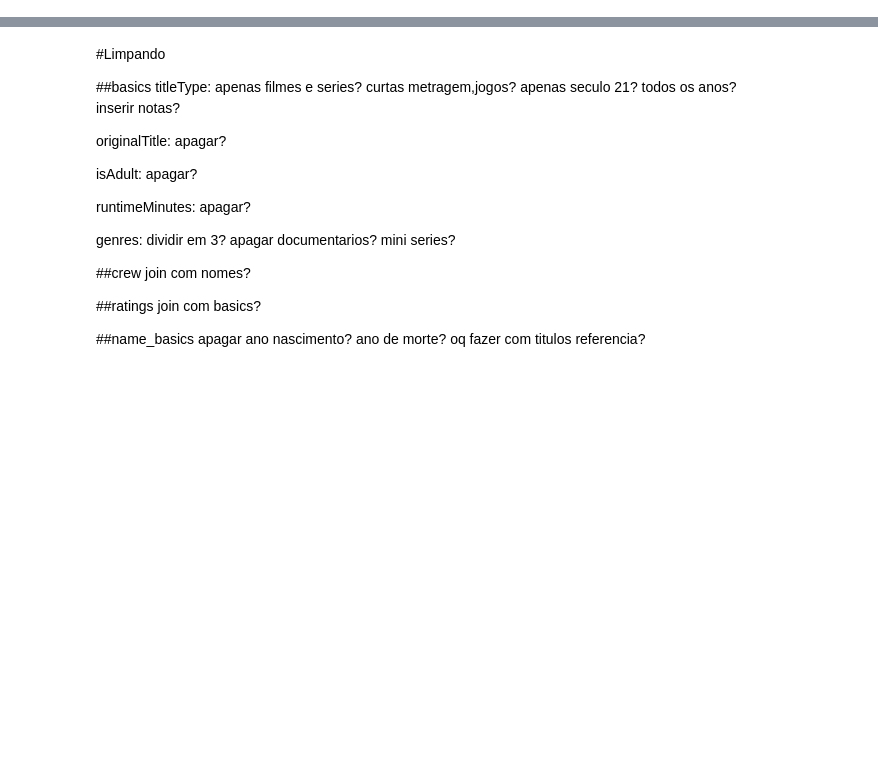
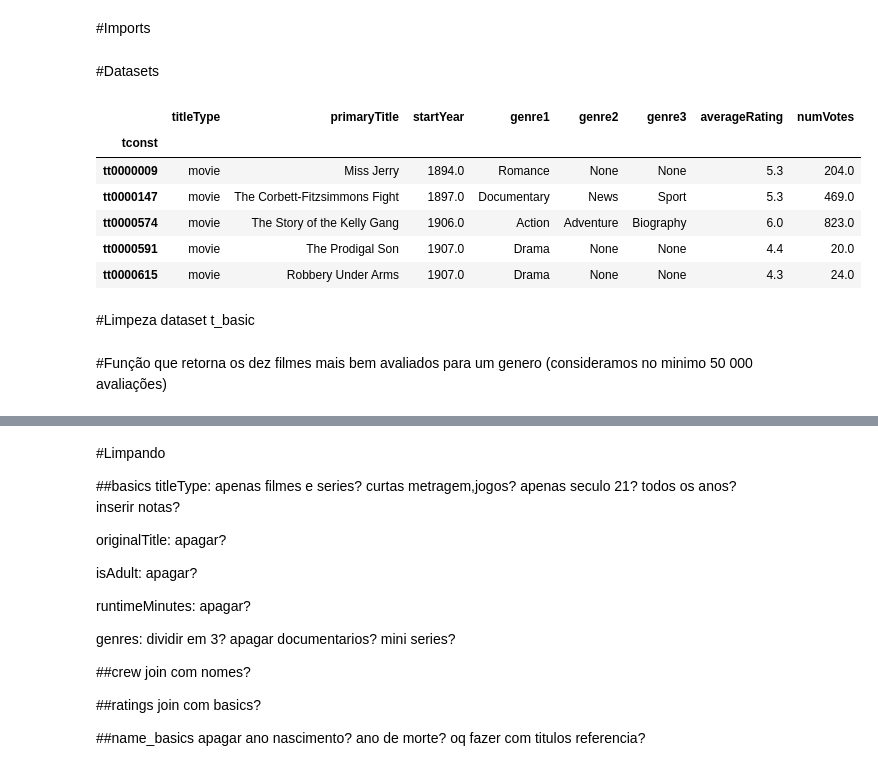
Before and after one commit to Andre647/IMDB_analysis, a Jupyter notebook: IMDb.ipynb, the cells around one changed output, grey strips where cells are left out. Saved outputs shown, nothing was run; the diff lists cells and outputs as text; code cells hidden in the pictures; blank space fills up the shorter version.

```diff
--- a/IMDb.ipynb
+++ b/IMDb.ipynb
@@ -1,5 +1,7 @@
 # %% [markdown]
 <a href="https://colab.research.google.com/github/Andre647/Ciencia_de_Dados/blob/main/IMDb.ipynb" target="_parent"><img src="https://colab.research.google.com/assets/colab-badge.svg" alt="Open In Colab"/></a>
+# %% [markdown]
+#Imports
 # %%
 import pandas as pd
 import numpy as np
@@ -7,10 +10,22 @@ import seaborn as sns
+# %% [markdown]
+#Datasets
 # %%
 t_basic = pd.read_csv('/content/title_basics.tsv', sep = '	',index_col = 0)
 t_crew = pd.read_csv('/content/title_crew.tsv', sep = '	',index_col = 0)
 t_ratings = pd.read_csv('/content/title_ratings.tsv', sep = '	',index_col = 0)
 name_basics = pd.read_csv('/content/name_basics.tsv', sep = '	',index_col = 0)
 # %%
-#t_basic.head()
+t_basic.head()
 #t_crew.head()
 #t_ratings.head()
 #name_basics.head()
+# %% [output]
+|  | titleType | primaryTitle | startYear | genre1 | genre2 | genre3 | averageRating | numVotes |
+| tconst |  |  |  |  |  |  |  |  |
+| tt0000009 | movie | Miss Jerry | 1894.0 | Romance | None | None | 5.3 | 204.0 |
+| tt0000147 | movie | The Corbett-Fitzsimmons Fight | 1897.0 | Documentary | News | Sport | 5.3 | 469.0 |
+| tt0000574 | movie | The Story of the Kelly Gang | 1906.0 | Action | Adventure | Biography | 6.0 | 823.0 |
+| tt0000591 | movie | The Prodigal Son | 1907.0 | Drama | None | None | 4.4 | 20.0 |
+| tt0000615 | movie | Robbery Under Arms | 1907.0 | Drama | None | None | 4.3 | 24.0 |
+# %% [markdown]
+#Limpeza dataset t_basic
@@ -16,0 +52,3 @@ name_basics = pd.read_csv('/content/name_basics.tsv', sep = '	',index_col = 0)
+# %% [markdown]
+#Função que retorna os dez filmes mais bem avaliados para um genero
+(consideramos no minimo 50 000 avaliações)
```
Also changed, not shown: parts of 6 cells of this notebook.
